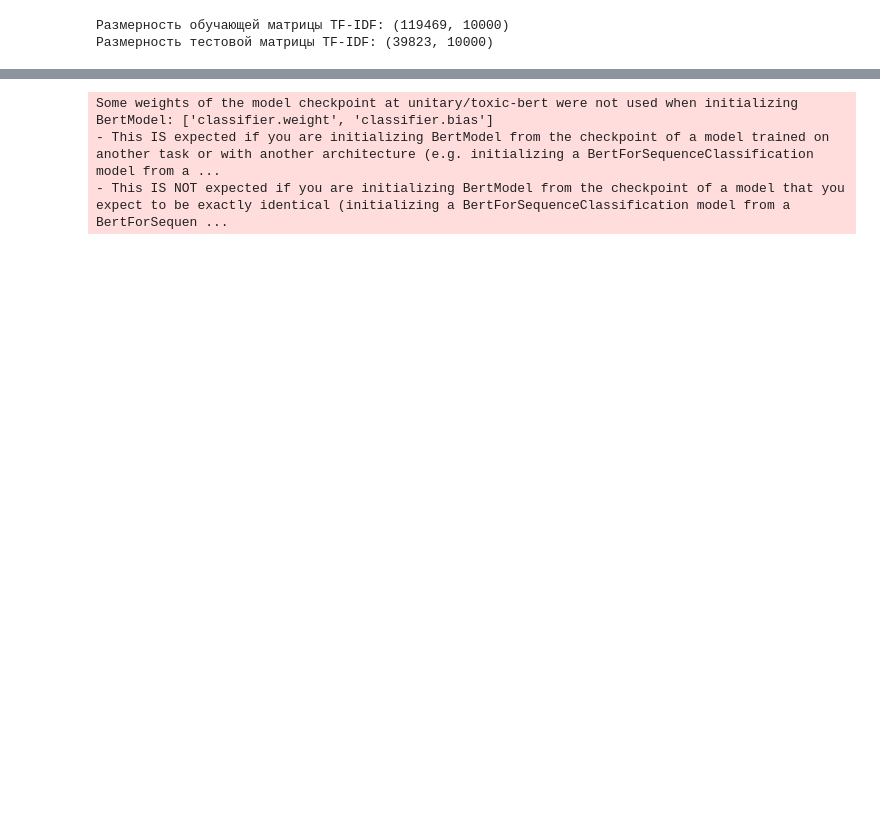
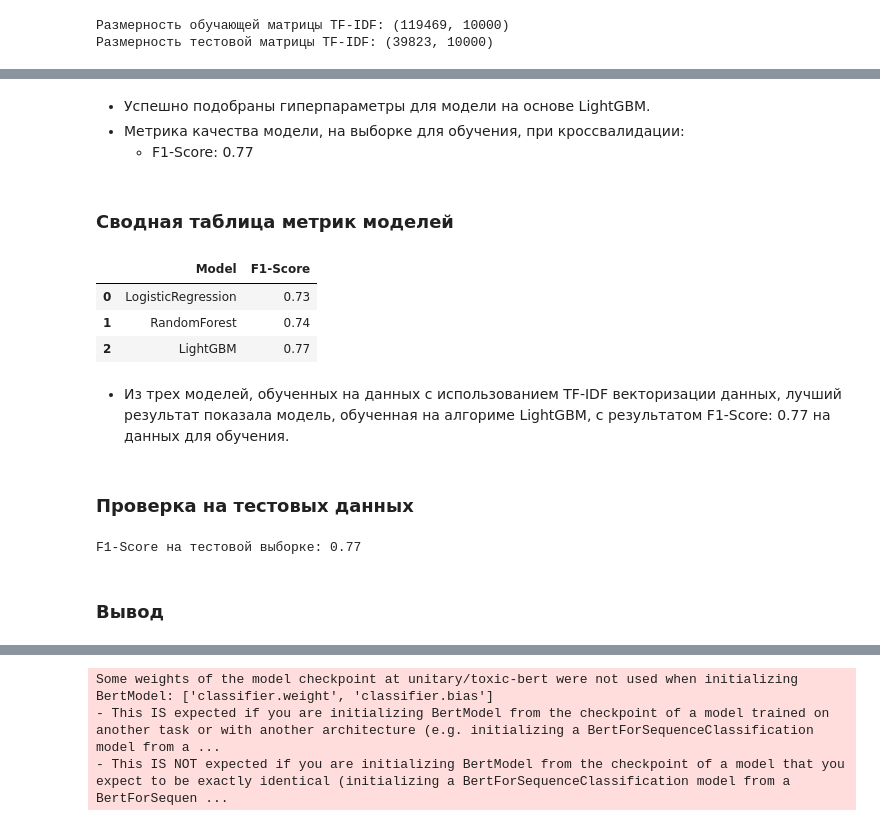
Before and after one commit to Denis-Mukhanov/toxic-comments, a Jupyter notebook: toxic_comments.ipynb, the cells around one changed output, grey strips where cells are left out. Drawn from its saved outputs; the diff is of its cells as text; code cells hidden in the pictures; blank space fills up the shorter version.

```diff
--- a/toxic_comments.ipynb
+++ b/toxic_comments.ipynb
@@ -579,0 +642,31 @@ __Полученные результаты удовлетворяют мини
+# %% [markdown]
+- Успешно подобраны гиперпараметры для модели на основе LightGBM.
+- Метрика качества модели, на выборке для обучения, при кроссвалидации:
+     - F1-Score: 0.77
+# %% [markdown]
+### Сводная таблица метрик моделей
+# %%
+data = {
+    'Model': ['LogisticRegression', 'RandomForest', 'LightGBM'],
+    'F1-Score': [0.73, 0.74, 0.77]
+
+}
+display(pd.DataFrame(data))
+# %% [output]
+|  | Model | F1-Score |
+| 0 | LogisticRegression | 0.73 |
+| 1 | RandomForest | 0.74 |
+| 2 | LightGBM | 0.77 |
+# %% [markdown]
+- Из трех моделей, обученных на данных с использованием TF-IDF векторизации данных, лучший результат показала модель, обученная на алгориме LightGBM, с результатом F1-Score: 0.77 на данных для обучения.
+# %% [markdown]
+### Проверка на тестовых данных
+# %%
+# предсказание тестовых данных
+test_predict = best_mode_gbm.predict(X_test_vectorized)
+# результат тестирования
+print(f'F1-Score на тестовой выборке: {round(f1_score(y_test, test_predict), 2)}')
+# %% [output]
+F1-Score на тестовой выборке: 0.77
+# %% [markdown]
+### Вывод
```
Also changed, not shown: parts of 65 cells of this notebook.
